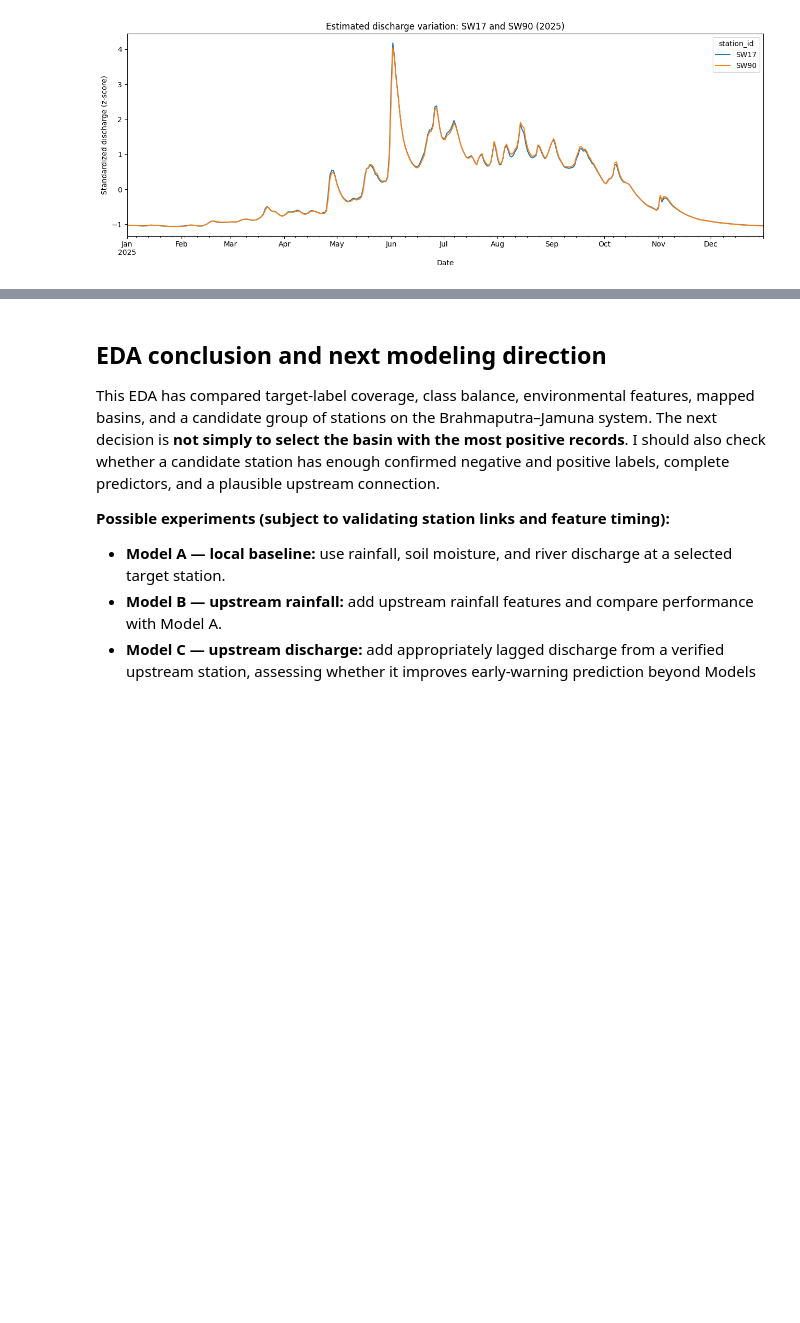
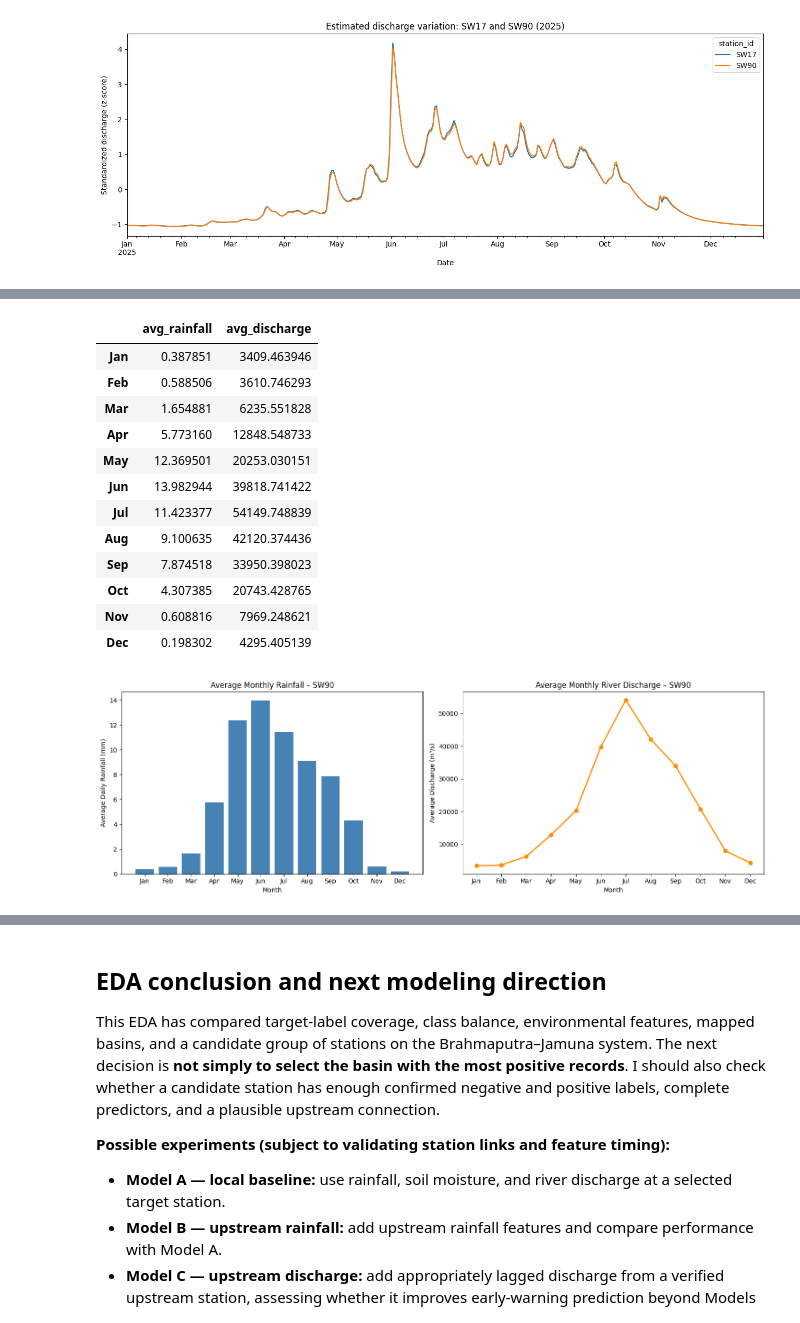
Before and after one commit to Burzo572/dsb_project, a Jupyter notebook: CapStoneProjectJankoBurzanovicEDA_Explained.ipynb, the cells around one changed output, grey strips where cells are left out. Drawn from its saved outputs; the diff is of its cells as text; code cells hidden in the pictures; blank space fills up the shorter version.

```diff
--- a/CapStoneProjectJankoBurzanovicEDA_Explained.ipynb
+++ b/CapStoneProjectJankoBurzanovicEDA_Explained.ipynb
@@ -2158,0 +2226,54 @@ else:
+# %%
+sw90_season = sw90.copy()
+sw90_season["month"] = sw90_season["date"].dt.month
+
+# Calculate monthly averages
+monthly_environment = (
+    sw90_season.groupby("month")
+    .agg(
+        avg_rainfall=("rainfall_local_mm", "mean"),
+        avg_discharge=("river_discharge_m3s", "mean")).reindex(range(1, 13)))
+
+monthly_environment.index = [calendar.month_abbr[i] for i in range(1, 13)]
+
+display(monthly_environment)
+
+# Plot seasonal patterns
+fig, axes = plt.subplots(1, 2, figsize=(15, 5))
+
+axes[0].bar(
+    monthly_environment.index,
+    monthly_environment["avg_rainfall"],
+    color="steelblue")
+
+axes[0].set_title("Average Monthly Rainfall – SW90")
+axes[0].set_xlabel("Month")
+axes[0].set_ylabel("Average Daily Rainfall (mm)")
+
+axes[1].plot(
+    monthly_environment.index,
+    monthly_environment["avg_discharge"],
+    marker="o",
+    color="darkorange",
+    linewidth=2)
+axes[1].set_title("Average Monthly River Discharge – SW90")
+axes[1].set_xlabel("Month")
+axes[1].set_ylabel("Average Discharge (m³/s)")
+
+plt.tight_layout()
+plt.show()
+# %% [output]
+|  | avg_rainfall | avg_discharge |
+| Jan | 0.387851 | 3409.463946 |
+| Feb | 0.588506 | 3610.746293 |
+| Mar | 1.654881 | 6235.551828 |
+| Apr | 5.773160 | 12848.548733 |
+| May | 12.369501 | 20253.030151 |
+| Jun | 13.982944 | 39818.741422 |
+| Jul | 11.423377 | 54149.748839 |
+| Aug | 9.100635 | 42120.374436 |
+| Sep | 7.874518 | 33950.398023 |
+| Oct | 4.307385 | 20743.428765 |
+| Nov | 0.608816 | 7969.248621 |
+| Dec | 0.198302 | 4295.405139 |
+[figure, added]
```
Also changed, not shown: parts of 8 cells of this notebook.
